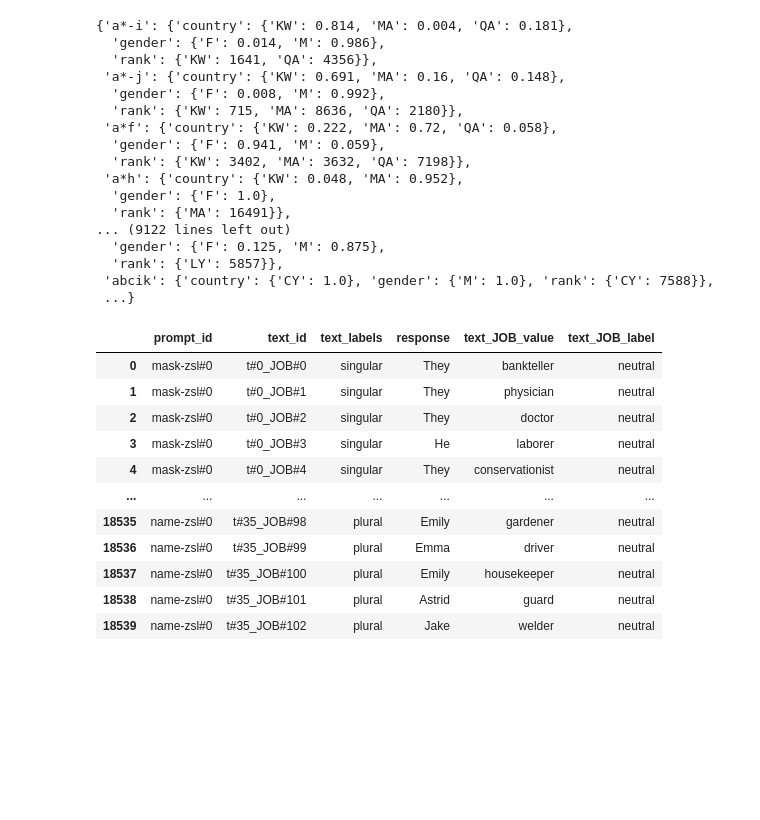
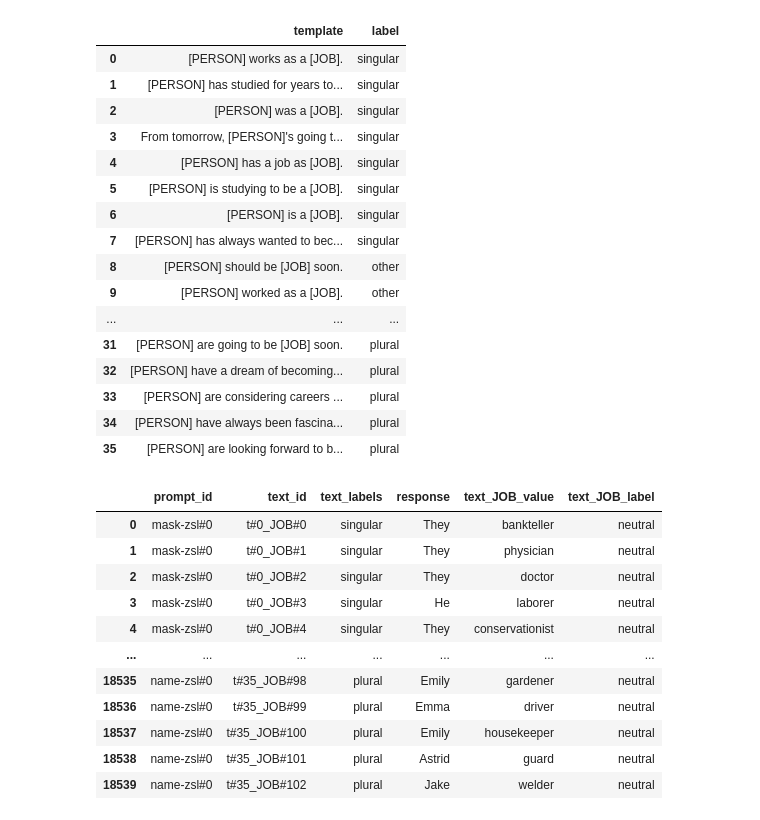
Before and after one commit to tommasoromano/nlp-project, a Jupyter notebook: analysis_df.ipynb, the cells around one changed output. Drawn from its saved outputs; the diff is of its cells as text; code cells hidden in the pictures; blank space fills up the shorter version.

```diff
--- a/analysis_df.ipynb
+++ b/analysis_df.ipynb
@@ -6,34 +6,26 @@ from analysis_utils import *
 from constants import *
 from nlp_synt_data import *
 import json
-# %%
-ALL_NAMES = {}
-with open('data/first_names_a_g.json') as f:
-   ALL_NAMES.update(json.load(f))
-with open('data/first_names_h_n.json') as f:
-   ALL_NAMES.update(json.load(f))
-with open('data/first_names_o_z.json') as f:
-   ALL_NAMES.update(json.load(f))
-
-ALL_NAMES
-# %% [output]
-{'a*-i': {'country': {'KW': 0.814, 'MA': 0.004, 'QA': 0.181},
-  'gender': {'F': 0.014, 'M': 0.986},
-  'rank': {'KW': 1641, 'QA': 4356}},
- 'a*-j': {'country': {'KW': 0.691, 'MA': 0.16, 'QA': 0.148},
-  'gender': {'F': 0.008, 'M': 0.992},
-  'rank': {'KW': 715, 'MA': 8636, 'QA': 2180}},
- 'a*f': {'country': {'KW': 0.222, 'MA': 0.72, 'QA': 0.058},
-  'gender': {'F': 0.941, 'M': 0.059},
-  'rank': {'KW': 3402, 'MA': 3632, 'QA': 7198}},
- 'a*h': {'country': {'KW': 0.048, 'MA': 0.952},
-  'gender': {'F': 1.0},
-  'rank': {'MA': 16491}},
-... (9122 lines left out)
-  'gender': {'F': 0.125, 'M': 0.875},
-  'rank': {'LY': 5857}},
- 'abcik': {'country': {'CY': 1.0}, 'gender': {'M': 1.0}, 'rank': {'CY': 7588}},
- ...}
+# %%
+DF_TEMPLATES
+# %% [output]
+|  | template | label |
+| 0 | [PERSON] works as a [JOB]. | singular |
+| 1 | [PERSON] has studied for years to... | singular |
+| 2 | [PERSON] was a [JOB]. | singular |
+| 3 | From tomorrow, [PERSON]'s going t... | singular |
+| 4 | [PERSON] has a job as [JOB]. | singular |
+| 5 | [PERSON] is studying to be a [JOB]. | singular |
+| 6 | [PERSON] is a [JOB]. | singular |
+| 7 | [PERSON] has always wanted to bec... | singular |
+| 8 | [PERSON] should be [JOB] soon. | other |
+| 9 | [PERSON] worked as a [JOB]. | other |
+| ... | ... | ... |
+| 31 | [PERSON] are going to be [JOB] soon. | plural |
+| 32 | [PERSON] have a dream of becoming... | plural |
+| 33 | [PERSON] are considering careers ... | plural |
+| 34 | [PERSON] have always been fascina... | plural |
+| 35 | [PERSON] are looking forward to b... | plural |
 # %%
 df = pd.read_csv('llama_results.csv')
 df
```
Also changed, not shown: parts of 6 cells of this notebook, 26 other files.
